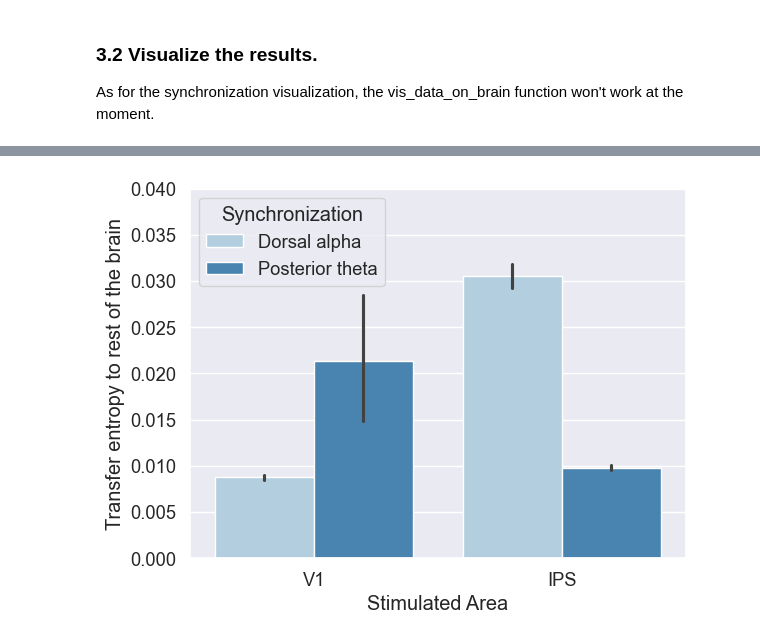
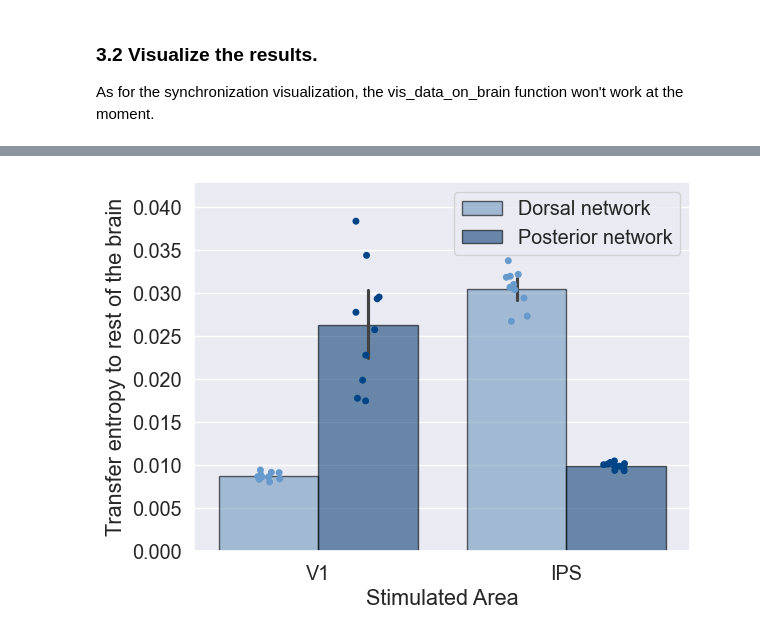
Before and after one commit to juliaericson/Information-Flow-In-Silico-Brain, a Jupyter notebook: Run simulation with Kuramoto.ipynb, the cells around one changed output, grey strips where cells are left out. Cells and saved outputs as stored; diff of their text form; code cells hidden in the pictures.

```diff
--- a/Run simulation with Kuramoto.ipynb
+++ b/Run simulation with Kuramoto.ipynb
@@ -144,2 +146,7 @@ Visualize the synchronization in the simulated time series. The visualization pa
+# %%
+idx_main = np.array([14,  15,  21,  22,  23,  24,  26,  29,  43,  44,  52,  53,  54, 55,  57,  59,  60,  61,  62,  63,  64,  65,  66,
+                        77,  78, 79, 81,  82,  83,  85,  86,  87,  88,  89,  90,  91,  93,  95,  96, 97,  98,  99]) - 14
+idx_enc = np.array([14,  23,  26,  40,  41,  42,  44,  50,  51,  53,  56,  58,  59, 63,  64,  65,  78, 100, 101, 102, 103, 104,
+                              105, 106, 107, 108, 109, 110, 111, 112, 113]) - 14
 # %%
 state = 'maintenance'
@@ -328,0 +349,15 @@ Note: for the following, EntropyTransfer is without thalamic drive and tau = 1,
+# %%
+state = 'maintenance'
+n = 111 - 12
+w_dist = 2
+
+dTE_int_all = np.zeros(202)
+for s in range(1,11):
+    dTE_int_all += np.load('DataSimulation/EntropyTransfer/{}/{}_{}_{}Hz.npy'.format(state, n, s, frequency*1000))
+
+dTE_int_all = dTE_int_all/10
+data = dTE_int_all[2:]
+max_val = np.max(data)
+vis_data_on_brain(s='MRI_example_subject', data=data, title='Transfer entropy', cmin=0, cmax=max_val,
+                  fwd_fixed_path='SourceData/MRI_example_subject/fwd_fixed.fif'.format('0901', 220207, 1, '0901'),
+                  mri_dir='SourceData', cmap='Reds')
@@ -329,30 +383,42 @@ Note: for the following, EntropyTransfer is without thalamic drive and tau = 1,
 # %%
+frequency = 0.006
 for s in range(1,11):
 
-    dTE_int1 = np.load('DataSimulation/EntropyTransfer/{}/{}_{}.npy'.format('maintenance', 111-12, s))
-    dTE_int2 = np.load('DataSimulation/EntropyTransfer/{}/{}_{}.npy'.format('encoding', 111-12, s))
+    dTE_int1 = np.load('DataSimulation/EntropyTransfer/{}/{}_{}_{}Hz.npy'.format('maintenance', 111-12, s, frequency*1000))
+    dTE_int2 = np.load('DataSimulation/EntropyTransfer/{}/{}_{}_{}Hz.npy'.format('encoding', 111-12, s, frequency*1000))
 
-    dTE_int3 = np.load('DataSimulation/EntropyTransfer/{}/{}_{}.npy'.format('maintenance', 60-12, s))
-    dTE_int4 = np.load('DataSimulation/EntropyTransfer/{}/{}_{}.npy'.format('encoding', 60-12, s))
+    dTE_int3 = np.load('DataSimulation/EntropyTransfer/{}/{}_{}_{}Hz.npy'.format('maintenance', 60-12, s))
+    dTE_int4 = np.load('DataSimulation/EntropyTransfer/{}/{}_{}_{}Hz.npy'.format('encoding', 60-12, s, frequency*1000))
 
-    df1 = pd.DataFrame({'Transfer entropy to rest of the brain': np.mean(dTE_int1), 'Synchronization': ['Dorsal alpha'], 'Stimulated Area': ['V1']})
-    df2 = pd.DataFrame({'Transfer entropy to rest of the brain': np.mean(dTE_int2), 'Synchronization': ['Posterior theta'], 'Stimulated Area': ['V1']})
-    df3 = pd.DataFrame({'Transfer entropy to rest of the brain': np.mean(dTE_int3), 'Synchronization': ['Dorsal alpha'], 'Stimulated Area': ['IPS']})
-    df4 = pd.DataFrame({'Transfer entropy to rest of the brain': np.mean(dTE_int4), 'Synchronization': ['Posterior theta'], 'Stimulated Area': ['IPS']})
+    df1 = pd.DataFrame({'Transfer entropy to rest of the brain': np.mean(dTE_int1), 'Synchronization': ['Dorsal network'], 'Stimulated Area': ['V1']})
+    df2 = pd.DataFrame({'Transfer entropy to rest of the brain': np.mean(dTE_int2), 'Synchronization': ['Posterior network'], 'Stimulated Area': ['V1']})
+    df3 = pd.DataFrame({'Transfer entropy to rest of the brain': np.mean(dTE_int3), 'Synchronization': ['Dorsal network'], 'Stimulated Area': ['IPS']})
+    df4 = pd.DataFrame({'Transfer entropy to rest of the brain': np.mean(dTE_int4), 'Synchronization': ['Posterior network'], 'Stimulated Area': ['IPS']})
 
     if s == 1:
         df = pd.concat([df1, df2, df3, df4])
     else:
         df = pd.concat([df, df1, df2, df3, df4])
 
-sns.set(font_scale=1.2)
-sns.barplot(x = 'Stimulated Area',
+sns.set(font_scale=1.3)
+ax = sns.barplot(x = 'Stimulated Area',
             y = 'Transfer entropy to rest of the brain',
             hue = 'Synchronization',
             data = df,
-            palette = "Blues")
+            palette = ['#6699CC', '#004488'],
+            alpha = 0.6,
+            edgecolor="black")
 
-plt.ylim(0,0.04)
+sns.stripplot(
+    x='Stimulated Area',
+    y='Transfer entropy to rest of the brain',
+    hue='Synchronization',
+    data=df, dodge=True, palette = ['#6699CC', '#004488'], ax=ax, edgecolor="black"
+)
+
+plt.ylim(0,0.043)
+handles, labels = ax.get_legend_handles_labels()
+ax.legend(handles[:2], labels[:2])
 plt.show()
 # %% [output]
-[figure, old version]
+[figure, new version]
```
Also changed, not shown: parts of 40 cells of this notebook.
